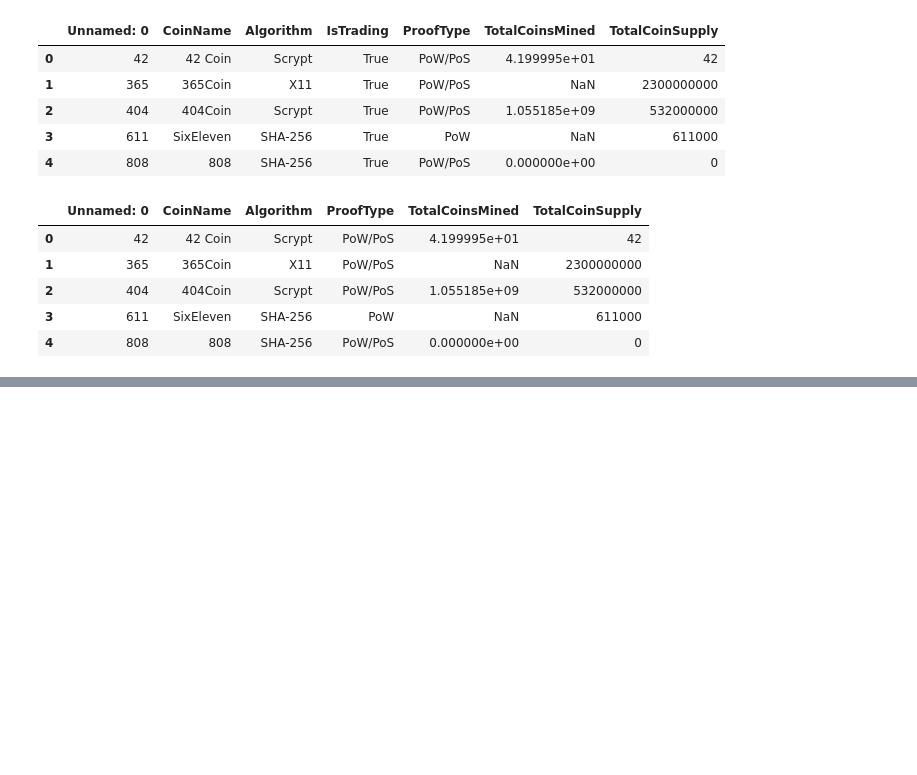
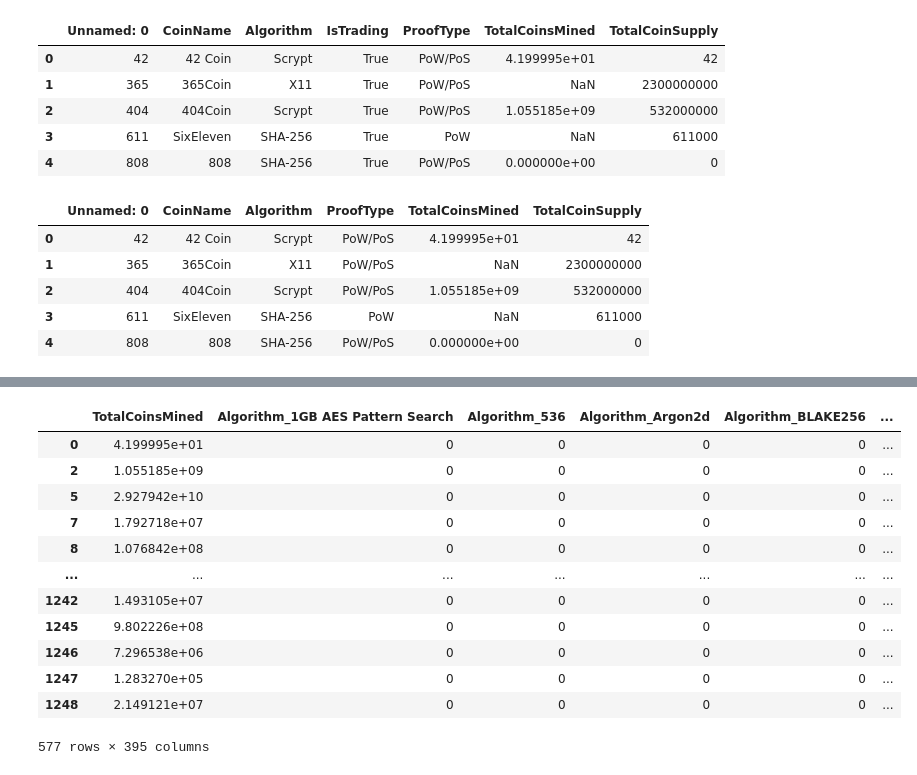
Before and after one commit to KElijahS/unsupervised-challenge, a Jupyter notebook: crypto_cluster.ipynb, the cells around one changed output, grey strips where cells are left out. Drawn from its saved outputs; the diff is of its cells as text; code cells hidden in the pictures; blank space fills up the shorter version.

```diff
--- a/crypto_cluster.ipynb
+++ b/crypto_cluster.ipynb
@@ -34,0 +62,3 @@ data.feat
+# %%
+mind_data = mind_data.drop('Unnamed: 0', 1)
+mind_data = mind_data.drop('CoinName', 1)
@@ -34,0 +83,16 @@ data.feat
+# %%
+dummies_data
+# %% [output]
+|  | TotalCoinsMined | Algorithm_1GB AES Pattern Search | Algorithm_536 | Algorithm_Argon2d | Algorithm_BLAKE256 | ... |
+| 0 | 4.199995e+01 | 0 | 0 | 0 | 0 | ... |
+| 2 | 1.055185e+09 | 0 | 0 | 0 | 0 | ... |
+| 5 | 2.927942e+10 | 0 | 0 | 0 | 0 | ... |
+| 7 | 1.792718e+07 | 0 | 0 | 0 | 0 | ... |
+| 8 | 1.076842e+08 | 0 | 0 | 0 | 0 | ... |
+| ... | ... | ... | ... | ... | ... | ... |
+| 1242 | 1.493105e+07 | 0 | 0 | 0 | 0 | ... |
+| 1245 | 9.802226e+08 | 0 | 0 | 0 | 0 | ... |
+| 1246 | 7.296538e+06 | 0 | 0 | 0 | 0 | ... |
+| 1247 | 1.283270e+05 | 0 | 0 | 0 | 0 | ... |
+| 1248 | 2.149121e+07 | 0 | 0 | 0 | 0 | ... |
+577 rows × 395 columns
```
Also changed, not shown: parts of 17 cells of this notebook.
